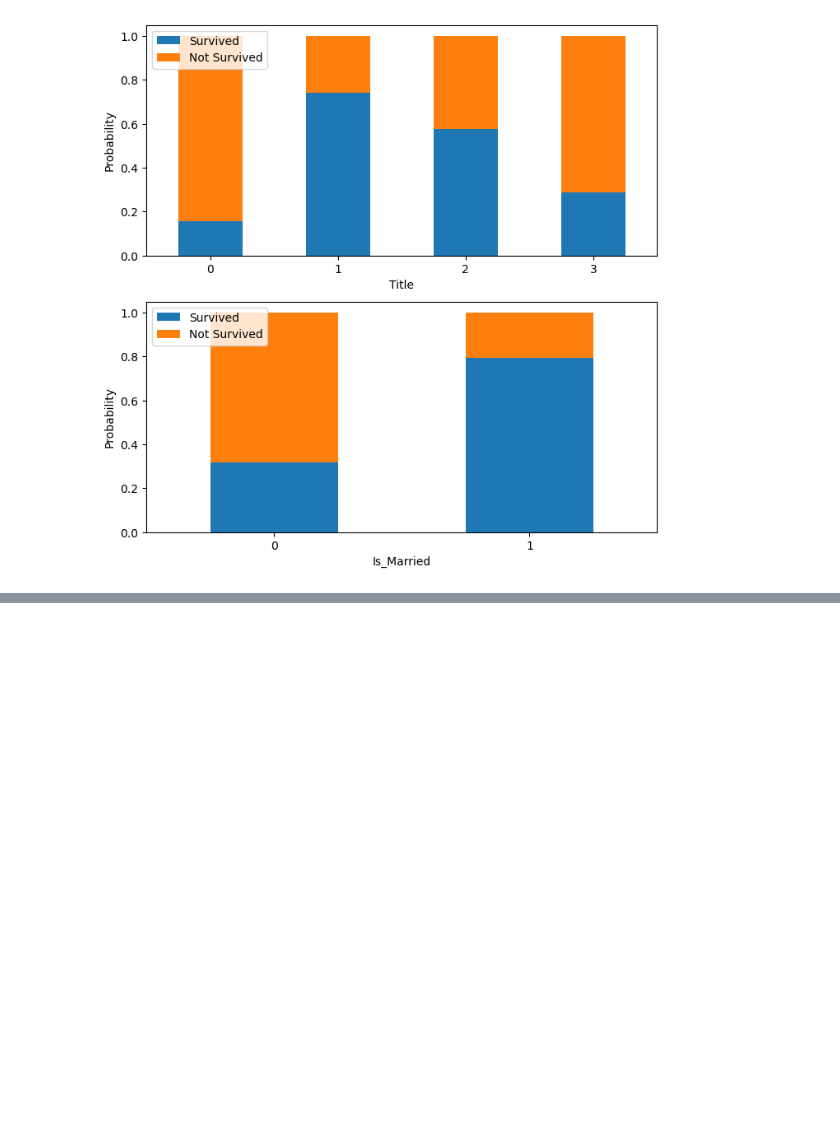
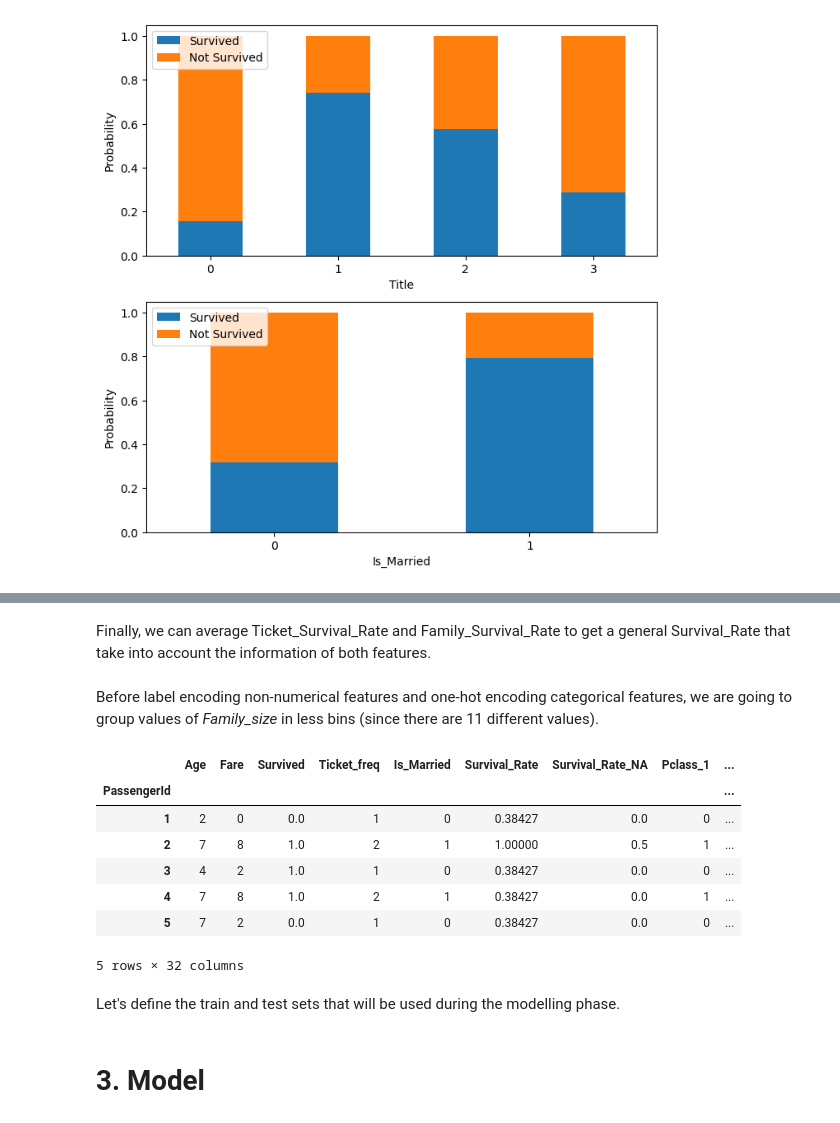
Before and after one commit to emivilla/ds-projects, a Jupyter notebook: titanic/notebook.ipynb, the cells around one changed output, grey strips where cells are left out. Drawn from its saved outputs; the diff is of its cells as text; code cells hidden in the pictures; blank space fills up the shorter version.

```diff
--- a/titanic/notebook.ipynb
+++ b/titanic/notebook.ipynb
@@ -540,0 +642,16 @@ From the plots above we see indeed that the *Name* feature contains valuable inf
+# %% [markdown]
+Finally, we can average Ticket_Survival_Rate and Family_Survival_Rate to get a general Survival_Rate that take into account the information of both features.
+# %%
+df["Survival_Rate"] = (df['Ticket_Survival_Rate'] + df['Family_Survival_Rate']) / 2
+df["Survival_Rate_NA"] = (df['Ticket_Survival_Rate_NA'] + df['Family_Survival_Rate_NA']) / 2
+# %% [markdown]
+Before label encoding non-numerical features and one-hot encoding categorical features, we are going to group values of *Family_size* in less bins (since there are 11 different values).
+# %%
+df["Family_size"] = df["Family_size"].map(
+    {
+        1: "Alone",
+        2: "Small", 3: "Small", 4: "Small",
+        5: "Medium", 6: "Medium",
+        7: "Large", 8: "Large", 11: "Large"
+    }
+)
@@ -540,0 +667,19 @@ From the plots above we see indeed that the *Name* feature contains valuable inf
+# %%
+# Let's drop columns that will not be used for modelling
+cols_to_drop = [
+    'Name', 'Parch', 'SibSp', 'Ticket', 'Ticket_Survival_Rate', 'Family',
+    'Ticket_Survival_Rate_NA', 'Family_Survival_Rate', 'Family_Survival_Rate_NA'
+]
+df.drop(cols_to_drop, axis=1, inplace=True)
+df.head()
+# %% [output]
+|  | Age | Fare | Survived | Ticket_freq | Is_Married | Survival_Rate | Survival_Rate_NA | Pclass_1 | ... |
+| PassengerId |  |  |  |  |  |  |  |  | ... |
+| 1 | 2 | 0 | 0.0 | 1 | 0 | 0.38427 | 0.0 | 0 | ... |
+| 2 | 7 | 8 | 1.0 | 2 | 1 | 1.00000 | 0.5 | 1 | ... |
+| 3 | 4 | 2 | 1.0 | 1 | 0 | 0.38427 | 0.0 | 0 | ... |
+| 4 | 7 | 8 | 1.0 | 2 | 1 | 0.38427 | 0.0 | 1 | ... |
+| 5 | 7 | 2 | 0.0 | 1 | 0 | 0.38427 | 0.0 | 0 | ... |
+5 rows × 32 columns
+# %% [markdown]
+Let's define the train and test sets that will be used during the modelling phase.
@@ -540,0 +689,2 @@ From the plots above we see indeed that the *Name* feature contains valuable inf
+# %% [markdown]
+# 3. Model
```
Also changed, not shown: parts of 29 cells of this notebook.
